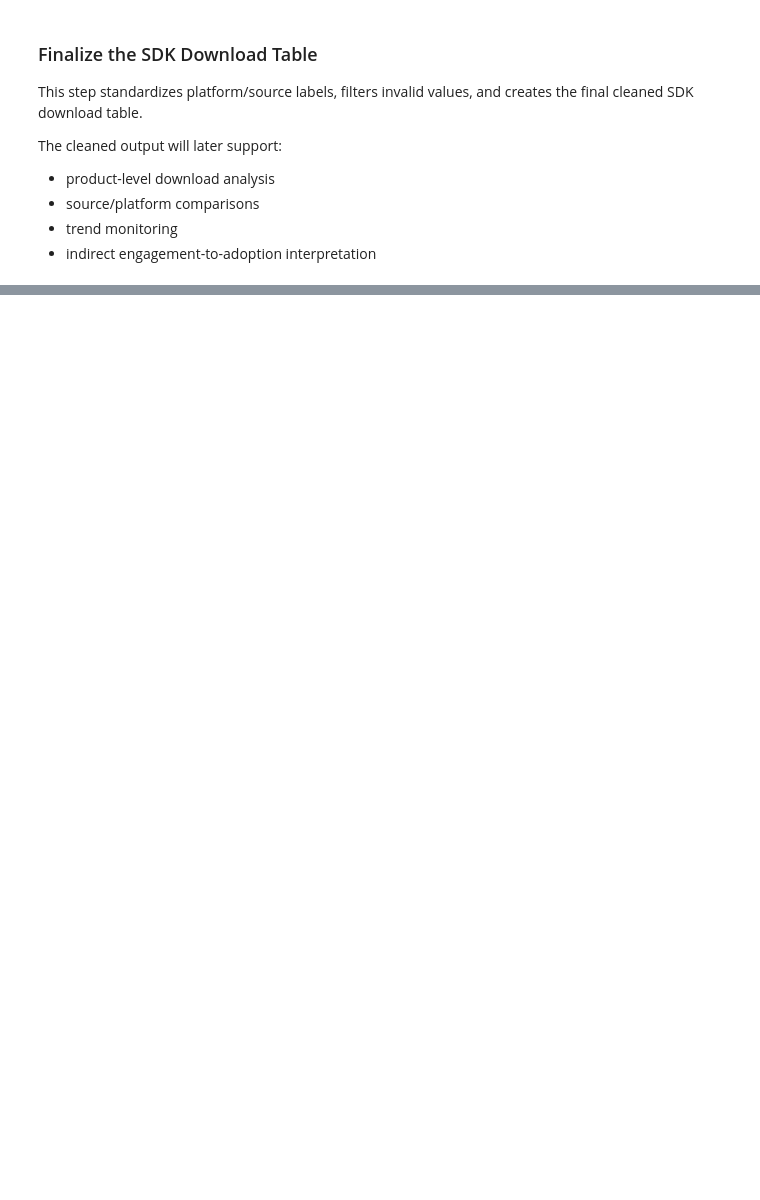
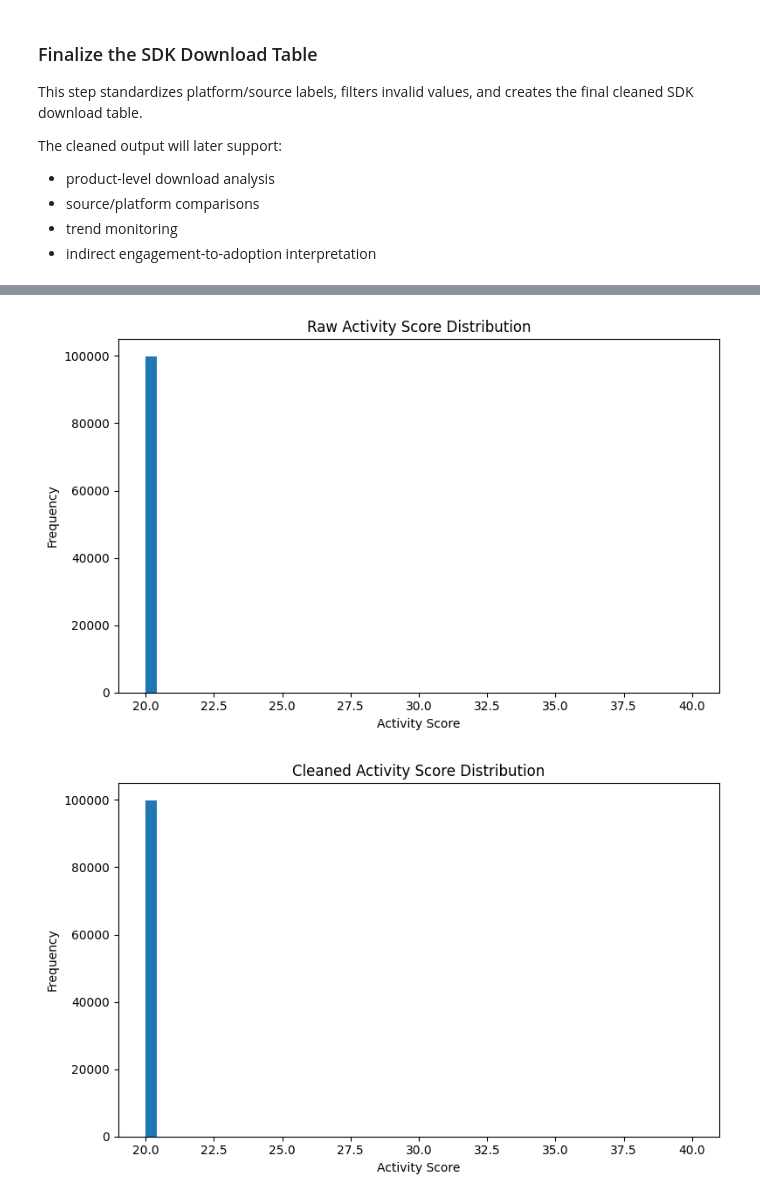
Before and after one commit to WBDoran/Spring2026_IndustryProject, a Jupyter notebook: Cleaning.ipynb, the cells around one changed output, grey strips where cells are left out. Saved outputs shown, nothing was run; the diff lists cells and outputs as text; code cells hidden in the pictures; blank space fills up the shorter version.

```diff
--- a/Cleaning.ipynb
+++ b/Cleaning.ipynb
@@ -1395,0 +1334,33 @@ Rather than forcing all data to be retained, we prioritize:
+# %%
+raw_scores = con.execute("""
+SELECT TRY_CAST(activity_score AS DOUBLE) AS activity_score
+FROM activity_clean
+WHERE TRY_CAST(activity_score AS DOUBLE) IS NOT NULL
+LIMIT 100000
+""").fetchdf()
+
+clean_scores = con.execute("""
+SELECT activity_score
+FROM activity_final
+WHERE activity_score IS NOT NULL
+LIMIT 100000
+""").fetchdf()
+
+plt.figure(figsize=(8, 5))
+plt.hist(raw_scores["activity_score"], bins=50)
+plt.title("Raw Activity Score Distribution")
+plt.xlabel("Activity Score")
+plt.ylabel("Frequency")
+plt.tight_layout()
+plt.show()
+
+plt.figure(figsize=(8, 5))
+plt.hist(clean_scores["activity_score"], bins=50)
+plt.title("Cleaned Activity Score Distribution")
+plt.xlabel("Activity Score")
+plt.ylabel("Frequency")
+plt.tight_layout()
+plt.show()
+# %% [output]
+[figure, added]
+[figure, added]
```
Also changed, not shown: parts of 73 cells of this notebook, 23 other files.
